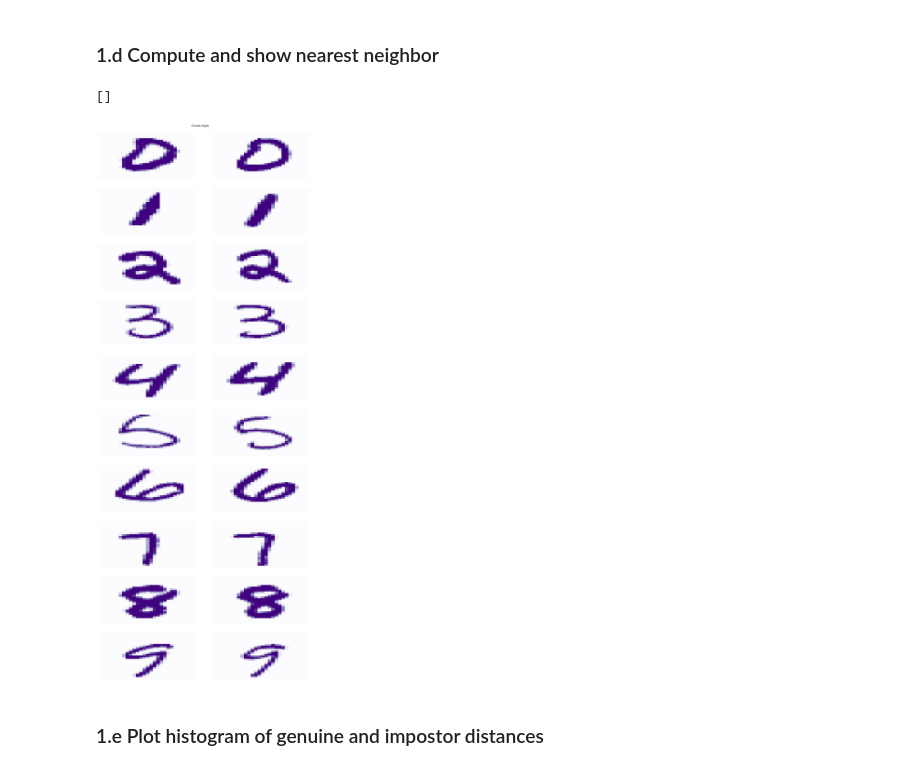
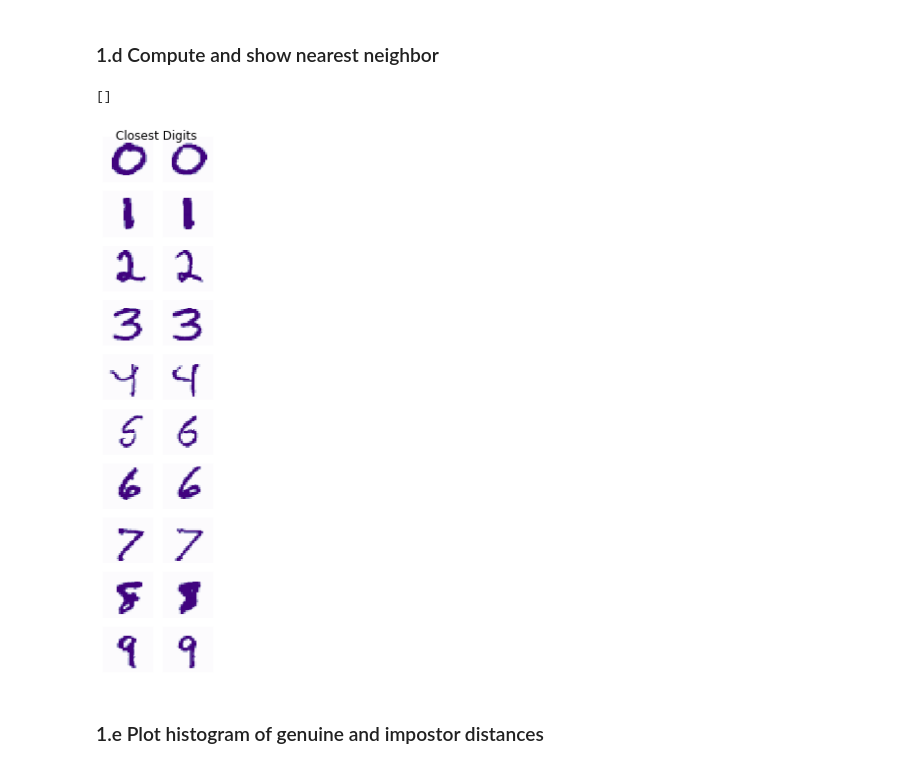
Before and after one commit to martinsun0/AML-assignments, a Jupyter notebook: hw1/hw1_part1.ipynb, the cells around one changed output. Drawn from its saved outputs; the diff is of its cells as text; code cells hidden in the pictures.

```diff
--- a/hw1/hw1_part1.ipynb
+++ b/hw1/hw1_part1.ipynb
@@ -38,5 +38,5 @@ plt.show()
 # %%
-fig, axes = plt.subplots(2, 5, figsize=(18, 10))
+fig, axes = plt.subplots(2, 5, figsize=(7, 4))
 fig.suptitle('Example Digits 0-9')
 
 for i in range(10):
@@ -90,21 +90,21 @@ def oneNN(sample_x, df):
 
     return best, min_dist
 # %%
-fig, axes = plt.subplots(10, 2, figsize=(18, 48))
+fig, axes = plt.subplots(10, 2, figsize=(2, 10))
 
 for i in range(10):
     sample = df[df.label==i].sample()
     sample_x = np.array(sample)[0][1:]
     best, min_dist = oneNN(sample_x, df)
 
     display_num(sample_x, axes[i,0])
     display_num(np.array(best)[1:], axes[i,1])
 
-fig.suptitle('Closest Digits', y=0.89)
+fig.suptitle('Closest Digits\n', y=0.89)
 plt.plot()
 # %% [output]
 []
-[figure, old version]
+[figure, new version]
 # %% [markdown]
 ### 1.e Plot histogram of genuine and impostor distances
 # %%
```
Also changed, not shown: parts of 10 cells of this notebook.
